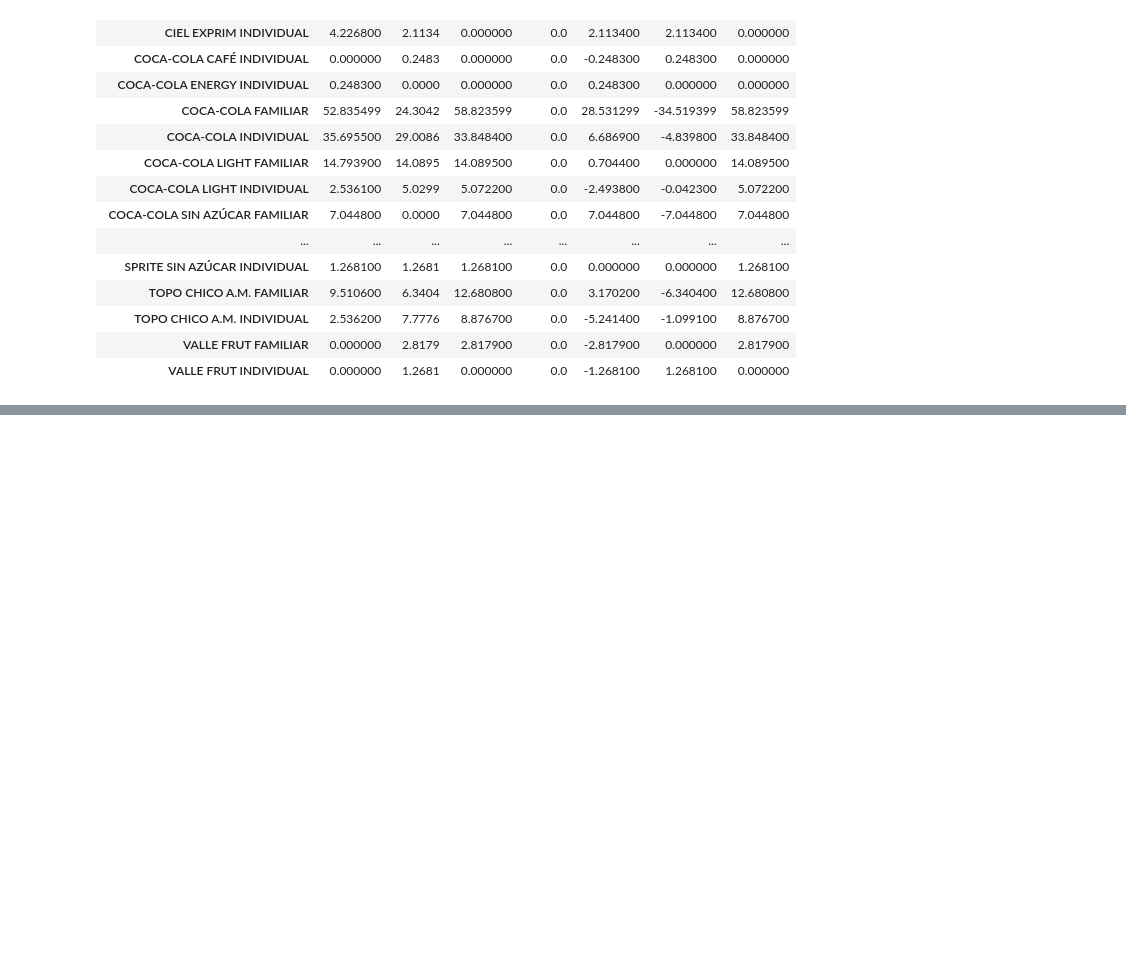
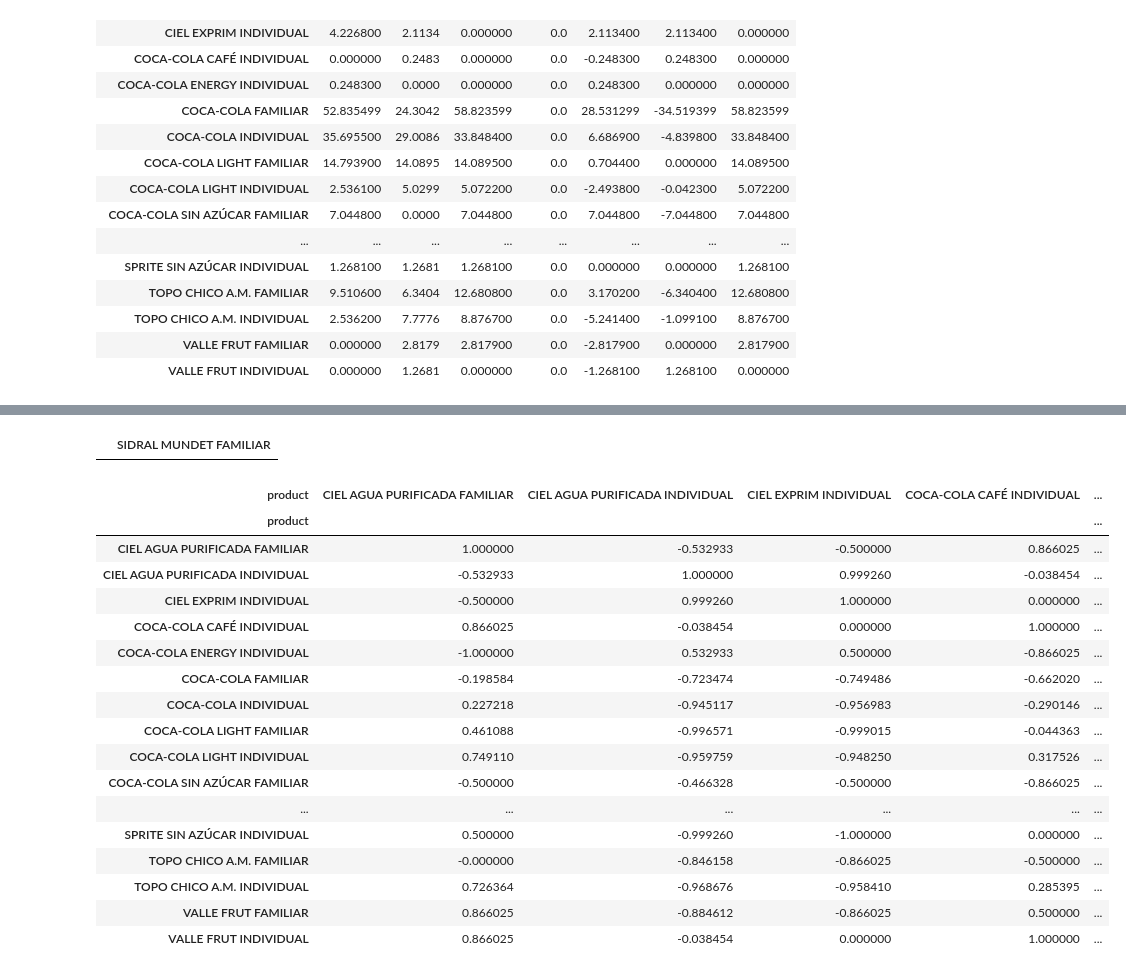
Before and after one commit to FeerRomero/CienciaDeDatos, a Jupyter notebook: ProyectoFinalFinalísimo.ipynb, the cells around one changed output, grey strips where cells are left out. Drawn from its saved outputs; the diff is of its cells as text; code cells hidden in the pictures; blank space fills up the shorter version.

```diff
--- a/ProyectoFinalFinalísimo.ipynb
+++ b/ProyectoFinalFinalísimo.ipynb
@@ -261,3 +261,5 @@ deltas.loc[500000101,:]
 | TOPO CHICO A.M. INDIVIDUAL | 2.536200 | 7.7776 | 8.876700 | 0.0 | -5.241400 | -1.099100 | 8.876700 |
 | VALLE FRUT FAMILIAR | 0.000000 | 2.8179 | 2.817900 | 0.0 | -2.817900 | 0.000000 | 2.817900 |
 | VALLE FRUT INDIVIDUAL | 0.000000 | 1.2681 | 0.000000 | 0.0 | -1.268100 | 1.268100 | 0.000000 |
+# %%
+deltas = deltas.drop(columns=['Sales18','Sales19','Sales20','Sales21'])
@@ -263,0 +365,30 @@ deltas.loc[500000101,:]
+# %%
+tempDfTemp[tempDfTemp['SIDRAL MUNDET FAMILIAR'] > 0]
+# %% [output]
+|  | SIDRAL MUNDET FAMILIAR |
+# %%
+nuevoDfDeltas = deltas.loc[500000101,:]
+# %%
+nuevoDfDeltas = nuevoDfDeltas.transpose()
+# %%
+corrNueva = nuevoDfDeltas.corr()
+corrNueva.style.background_gradient(cmap='coolwarm')
+# %% [output]
+| product | CIEL AGUA PURIFICADA FAMILIAR | CIEL AGUA PURIFICADA INDIVIDUAL | CIEL EXPRIM INDIVIDUAL | COCA-COLA CAFÉ INDIVIDUAL | ... |
+| product |  |  |  |  | ... |
+| CIEL AGUA PURIFICADA FAMILIAR | 1.000000 | -0.532933 | -0.500000 | 0.866025 | ... |
+| CIEL AGUA PURIFICADA INDIVIDUAL | -0.532933 | 1.000000 | 0.999260 | -0.038454 | ... |
+| CIEL EXPRIM INDIVIDUAL | -0.500000 | 0.999260 | 1.000000 | 0.000000 | ... |
+| COCA-COLA CAFÉ INDIVIDUAL | 0.866025 | -0.038454 | 0.000000 | 1.000000 | ... |
+| COCA-COLA ENERGY INDIVIDUAL | -1.000000 | 0.532933 | 0.500000 | -0.866025 | ... |
+| COCA-COLA FAMILIAR | -0.198584 | -0.723474 | -0.749486 | -0.662020 | ... |
+| COCA-COLA INDIVIDUAL | 0.227218 | -0.945117 | -0.956983 | -0.290146 | ... |
+| COCA-COLA LIGHT FAMILIAR | 0.461088 | -0.996571 | -0.999015 | -0.044363 | ... |
+| COCA-COLA LIGHT INDIVIDUAL | 0.749110 | -0.959759 | -0.948250 | 0.317526 | ... |
+| COCA-COLA SIN AZÚCAR FAMILIAR | -0.500000 | -0.466328 | -0.500000 | -0.866025 | ... |
+| ... | ... | ... | ... | ... | ... |
+| SPRITE SIN AZÚCAR INDIVIDUAL | 0.500000 | -0.999260 | -1.000000 | 0.000000 | ... |
+| TOPO CHICO A.M. FAMILIAR | -0.000000 | -0.846158 | -0.866025 | -0.500000 | ... |
+| TOPO CHICO A.M. INDIVIDUAL | 0.726364 | -0.968676 | -0.958410 | 0.285395 | ... |
+| VALLE FRUT FAMILIAR | 0.866025 | -0.884612 | -0.866025 | 0.500000 | ... |
+| VALLE FRUT INDIVIDUAL | 0.866025 | -0.038454 | 0.000000 | 1.000000 | ... |
```
Also changed, not shown: parts of 22 cells of this notebook, 2 other files.
